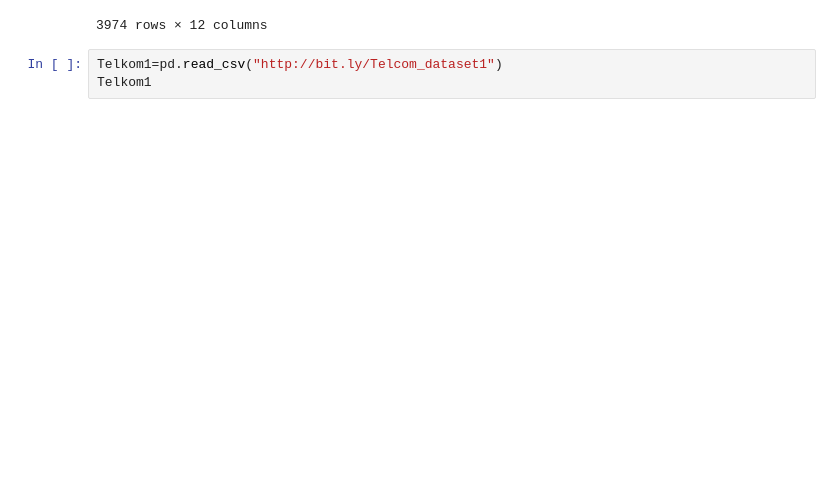
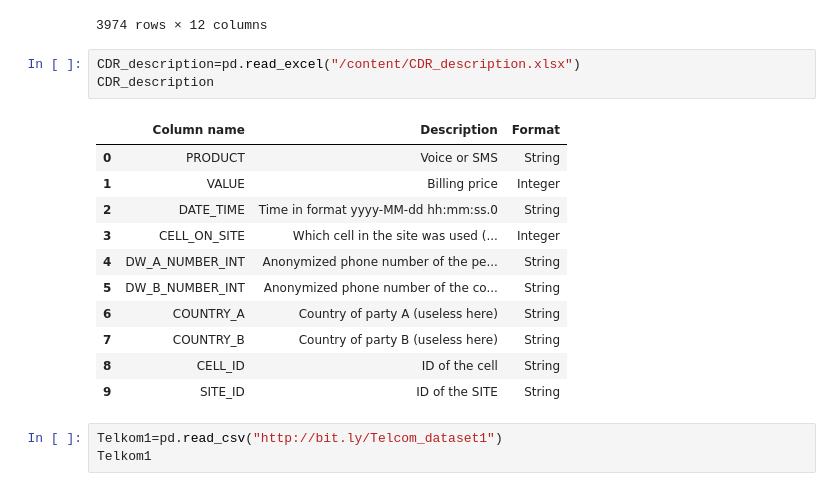
Before and after one commit to maronga/wk3-IP, a Jupyter notebook: "Moringa_Data_Science_Prep_W3_Independent_Project_2021_11_12_John_Maronga_python".ipynb, the cells around one changed output. Cells and saved outputs as stored; diff of their text form; blank space fills up the shorter version.

```diff
--- a/"Moringa_Data_Science_Prep_W3_Independent_Project_2021_11_12_John_Maronga_python".ipynb
+++ b/"Moringa_Data_Science_Prep_W3_Independent_Project_2021_11_12_John_Maronga_python".ipynb
@@ -47,6 +47,21 @@ cells_geo
 | 3972 | 3972 | ZUENOULA | In Service | INTERIEUR | Grand-NORD | ZONE A - Grand-NORD | -6.065450 | 7.444592 | MARAHOUE | ... |
 | 3973 | 3973 | ZUENOULA | In Service | INTERIEUR | Grand-NORD | ZONE A - Grand-NORD | -6.065450 | 7.444592 | MARAHOUE | ... |
 3974 rows × 12 columns
+# %%
+CDR_description=pd.read_excel("/content/CDR_description.xlsx")
+CDR_description
+# %% [output]
+|  | Column name | Description | Format |
+| 0 | PRODUCT | Voice or SMS | String |
+| 1 | VALUE | Billing price | Integer |
+| 2 | DATE_TIME | Time in format yyyy-MM-dd hh:mm:ss.0 | String |
+| 3 | CELL_ON_SITE | Which cell in the site was used (... | Integer |
+| 4 | DW_A_NUMBER_INT | Anonymized phone number of the pe... | String |
+| 5 | DW_B_NUMBER_INT | Anonymized phone number of the co... | String |
+| 6 | COUNTRY_A | Country of party A (useless here) | String |
+| 7 | COUNTRY_B | Country of party B (useless here) | String |
+| 8 | CELL_ID | ID of the cell | String |
+| 9 | SITE_ID | ID of the SITE | String |
 # %%
 Telkom1=pd.read_csv("http://bit.ly/Telcom_dataset1")
 Telkom1
```
Also changed, not shown: parts of 51 cells of this notebook.
